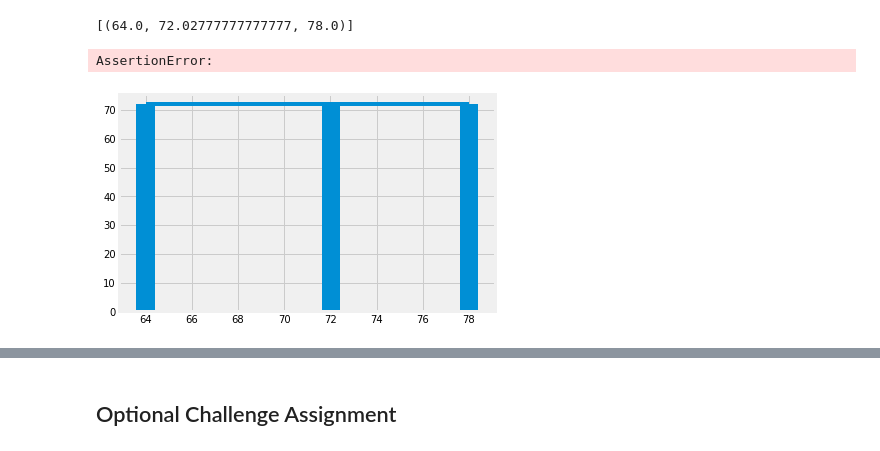
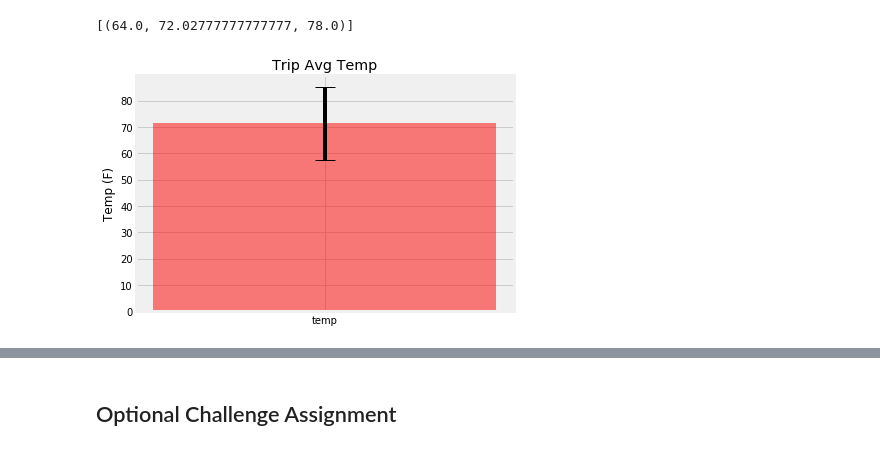
Before and after one commit to SharmaBhumi/sqlalchemy-challenge, a Jupyter notebook: climate_starter.ipynb, the cells around one changed output, grey strips where cells are left out. Saved outputs shown, nothing was run; the diff lists cells and outputs as text; code cells hidden in the pictures.

Commit message:
Add bar plot to earlier solution

```diff
--- a/climate_starter.ipynb
+++ b/climate_starter.ipynb
@@ -222,18 +222,34 @@ print(calc_temps('2017-02-28', '2017-03-05'))
 # %%
 # Plot the results from your previous query as a bar chart.
 # Use "Trip Avg Temp" as your Title
 # Use the average temperature for the y value
 # Use the peak-to-peak (tmax-tmin) value as the y error bar (yerr)
 tmin=64.0
 tavg=72.03
 tmax=78.0
-x=(64.0,72.03,78.0)
+yerr=(tmax-tmin)
+x=np.array([64.0,72.03,78.0])
+x_mean=np.mean(x)
+x_std=np.std(x)
+# Create lists for the plot
+temp = ['temp']
+x_pos = np.arange(len(temp))
+CTEs = [x_mean]
+error = [yerr]
 y=(72.03)
-yerr=(tmax-tmin)
-plt.figure()
-plt.bar(x,y)
-plt.errorbar(x, y,  yerr=yerr)
-plt.title("Trip Avg Temp")
+
+# Build the plot
+fig, ax = plt.subplots()
+ax.bar(x_pos, CTEs, yerr=error,width=0.05, align='center', alpha=0.5, ecolor='black', color='red',capsize=10)
+ax.set_ylabel('Temp (F)')
+ax.set_xticks(x_pos)
+ax.set_xticklabels(temp)
+ax.set_title('Trip Avg Temp')
+ax.yaxis.grid(True)
+
+# Save the figure and show
+plt.tight_layout()
+plt.savefig('bar_plot_with_error_bars.png')
+plt.show()
 # %% [output]
-AssertionError:
-[figure, old version]
+[figure, new version]
```
Also changed, not shown: parts of 4 cells of this notebook, 1 other file.
